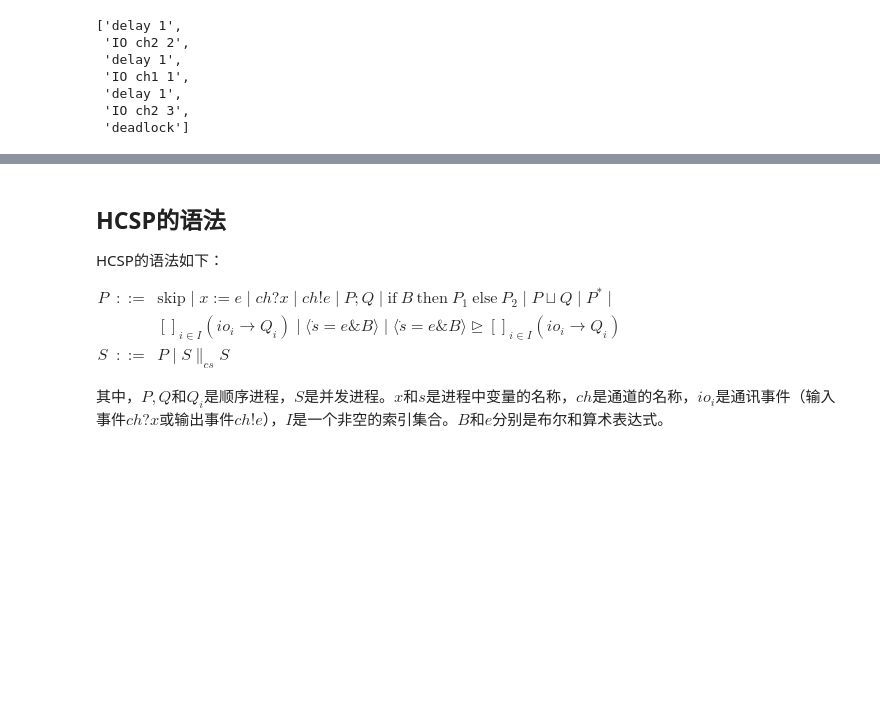
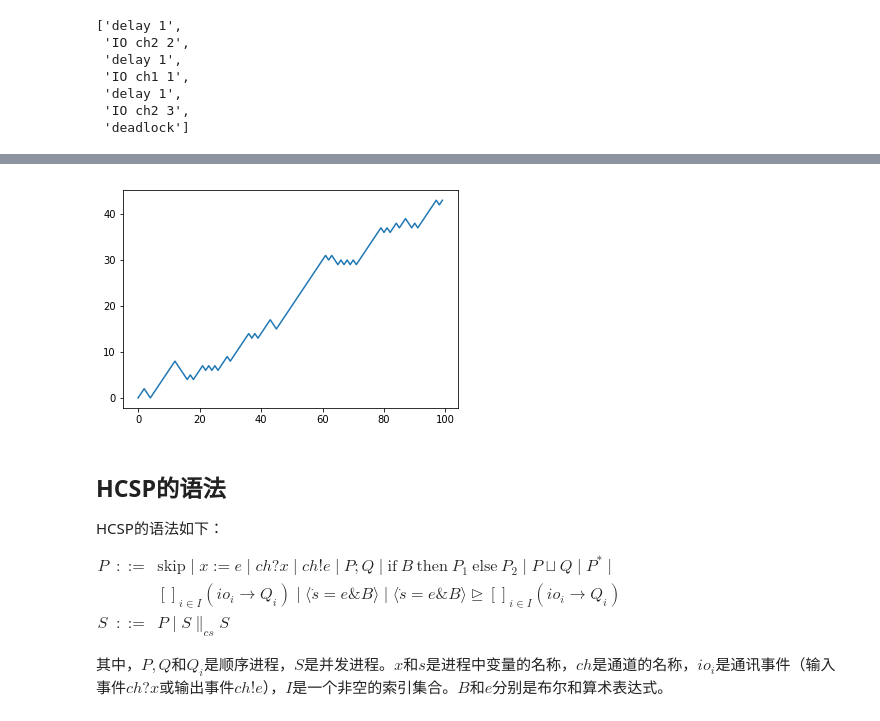
Before and after one commit to bzhan/mars, a Jupyter notebook: Tutorial.ipynb, the cells around one changed output, grey strips where cells are left out. Drawn from its saved outputs; the diff is of its cells as text; code cells hidden in the pictures; blank space fills up the shorter version.

```diff
--- a/Tutorial.ipynb
+++ b/Tutorial.ipynb
@@ -283,3 +283,7 @@ TypeError: run_processes() missing 1 required positional argument: 'num_io_event
+# %%
+graph(res, 'P0', variables=['x'])
+# %% [output]
+[figure, added]
 # %% [markdown]
 ## HCSP的语法
 
```
Also changed, not shown: parts of 4 cells of this notebook, 2 other files.
